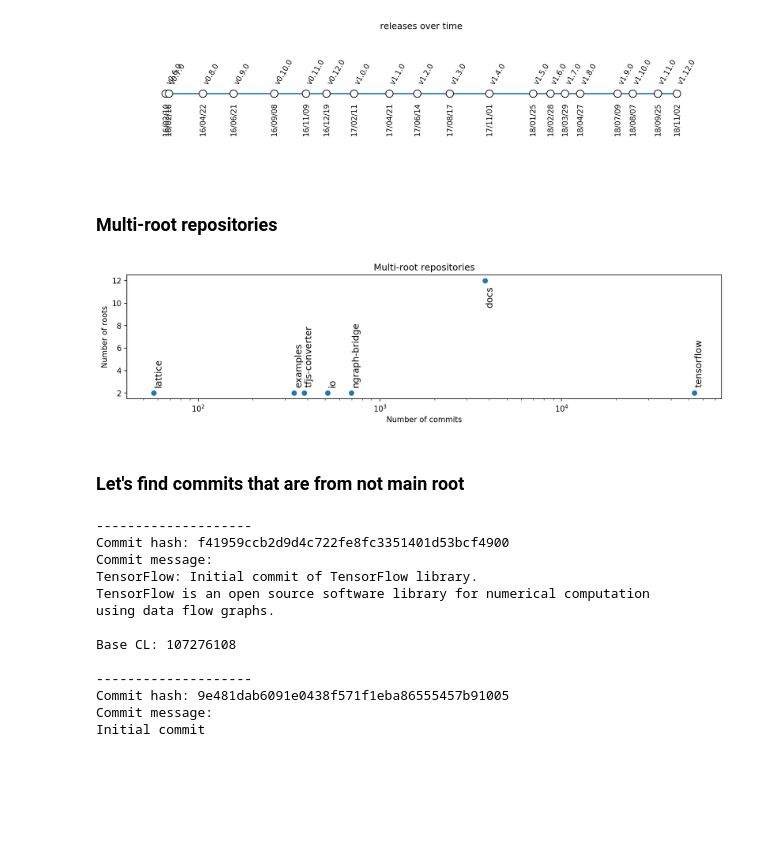
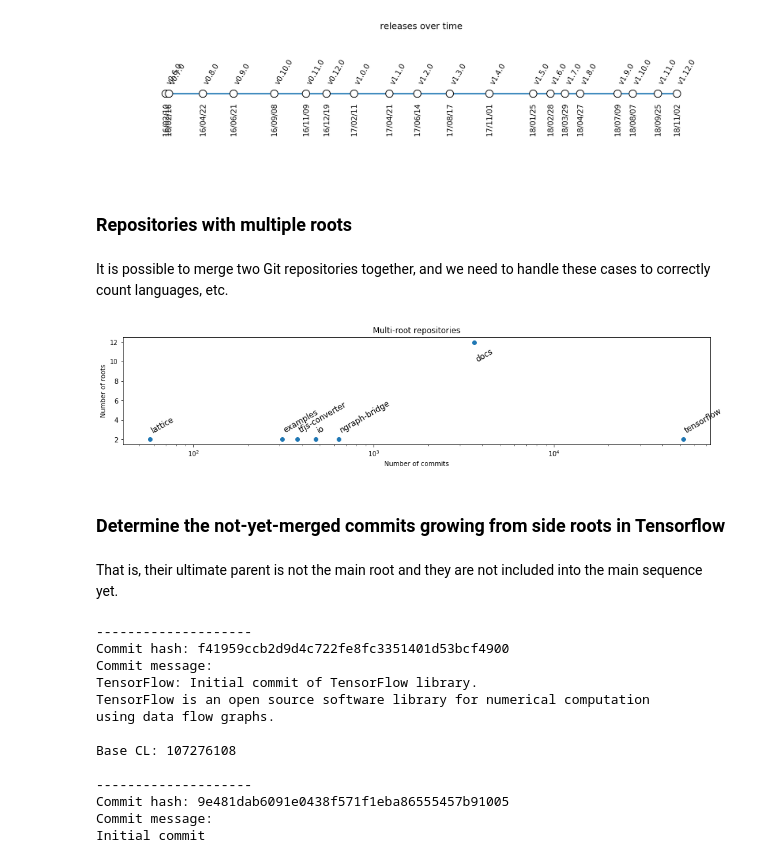
Before and after one commit to src-d/engine-analyses, a Jupyter notebook: tensorflow.ipynb, the cells around one changed output. Saved outputs shown, nothing was run; the diff lists cells and outputs as text; code cells hidden in the pictures; blank space fills up the shorter version.

```diff
--- a/tensorflow.ipynb
+++ b/tensorflow.ipynb
@@ -196,48 +196,48 @@ for rn, ts in zip(release_names, release_timestamps):
     text(ts, -0.004, ts.strftime('%y/%m/%d'), rotation=90, ha="center")
 # %% [output]
 [figure]
-# %% [markdown]
-### Multi-root repositories
+# %% [markdown]
+### Repositories with multiple roots
+# %% [markdown]
+It is possible to merge two Git repositories together, and we need to handle these cases to correctly count languages, etc.
 # %%
 from collections import defaultdict
 
 commit_hashes, commit_msgs, repository_ids = run("""
     SELECT r.commit_hash, c.commit_message, repository_id FROM ref_commits r
     NATURAL JOIN commits c
     WHERE r.ref_name = 'HEAD' and ARRAY_LENGTH(c.commit_parents) = 0;
 """)
-commit_cnts, repository_ids2 = run("""
+commit_counts, repository_ids2 = run("""
     SELECT count(*), repository_id
     FROM ref_commits
     WHERE ref_name = 'HEAD'
     GROUP BY repository_id
 """)
 
-repository_commit_cnts = {repo: cnt for repo, cnt in zip(repository_ids2, commit_cnts)}
+repository_commit_counts = {repo: count for repo, count in zip(repository_ids2, commit_counts)}
 
 repo_first_commits = defaultdict(list)
 for msg, repo in zip(commit_msgs, repository_ids):
     repo_first_commits[repo].append(msg)
 
 repos = [repo for repo in sorted(repo_first_commits.keys()) if len(repo_first_commits[repo]) > 1]
-x = [repository_commit_cnts[repo] for repo in repos]
+x = [repository_commit_counts[repo] for repo in repos]
 y = [len(repo_first_commits[repo]) for repo in repos]
 
-fig, ax = plt.subplots()
-ax.scatter(x, y)
-ax.set_ylabel("Number of roots")
-ax.set_xscale("log")
-ax.set_xlabel("Number of commits")
+rcParams["figure.figsize"] = (16, 3)
+scatter(x, y)
+gca().set_ylabel("Number of roots")
+gca().set_xscale("log")
+gca().set_xlabel("Number of commits")
 title("Multi-root repositories")
 for i, repo in enumerate(repos):
     if repo != "docs":
         va = "bottom"
         inc = 0.5
     else:
         va = "top"
         inc = -0.5
-    ax.annotate(repo, (x[i], y[i] + inc), size=12, rotation=90, ha="left", va=va)
+    annotate(repo, (x[i], y[i] + inc), rotation=30, size=12, ha="left", va=va)
 # %% [output]
-[figure, old version]
+[figure, new version]
-# %% [markdown]
-### Let's find commits that are from not main root
@@ -244,3 +246,7 @@ for i, repo in enumerate(repos):
+# %% [markdown]
+### Determine the not-yet-merged commits growing from side roots in Tensorflow
+# %% [markdown]
+That is, their ultimate parent is not the main root and they are not included into the main sequence yet.
 # %%
 commit_hashes_tensorflow, commit_msgs_tensorflow = run("""
     SELECT r.commit_hash, c.commit_message FROM ref_commits r
```
Also changed, not shown: parts of 18 cells of this notebook.
